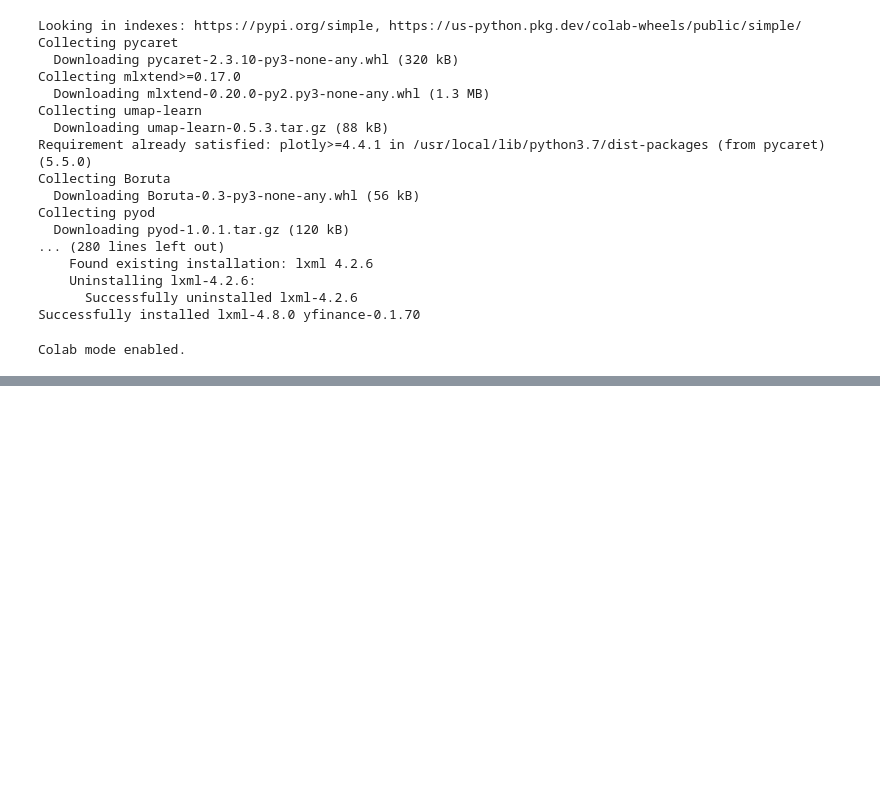
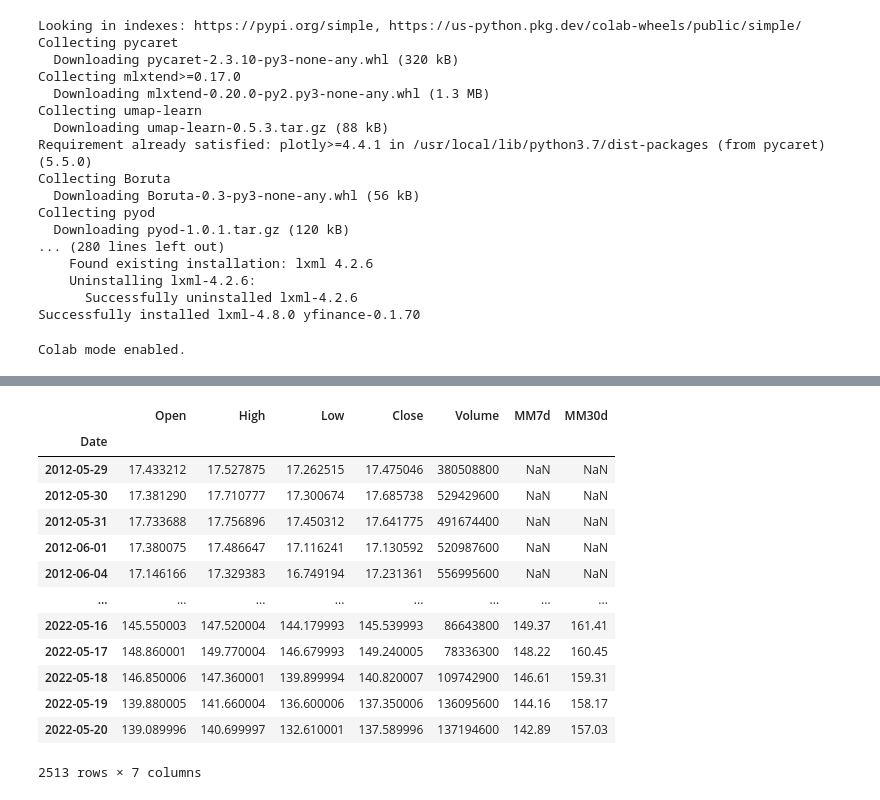
Before and after one commit to BrunoFUAL/modelos_previsao, a Jupyter notebook: pycaret.ipynb, the cells around one changed output, grey strips where cells are left out. Cells and saved outputs as stored; diff of their text form; code cells hidden in the pictures; blank space fills up the shorter version.

```diff
--- a/pycaret.ipynb
+++ b/pycaret.ipynb
@@ -43,0 +118,21 @@ df = yf.Ticker('AAPL')
+# %%
+#Retirar os ultimos 5 dias do nosso dataset
+#O inplace serve para retirar os dados efetivamente do dataset
+
+dataset.drop(dataset.tail(5).index, inplace=True)
+dataset
+# %% [output]
+|  | Open | High | Low | Close | Volume | MM7d | MM30d |
+| Date |  |  |  |  |  |  |  |
+| 2012-05-29 | 17.433212 | 17.527875 | 17.262515 | 17.475046 | 380508800 | NaN | NaN |
+| 2012-05-30 | 17.381290 | 17.710777 | 17.300674 | 17.685738 | 529429600 | NaN | NaN |
+| 2012-05-31 | 17.733688 | 17.756896 | 17.450312 | 17.641775 | 491674400 | NaN | NaN |
+| 2012-06-01 | 17.380075 | 17.486647 | 17.116241 | 17.130592 | 520987600 | NaN | NaN |
+| 2012-06-04 | 17.146166 | 17.329383 | 16.749194 | 17.231361 | 556995600 | NaN | NaN |
+| ... | ... | ... | ... | ... | ... | ... | ... |
+| 2022-05-16 | 145.550003 | 147.520004 | 144.179993 | 145.539993 | 86643800 | 149.37 | 161.41 |
+| 2022-05-17 | 148.860001 | 149.770004 | 146.679993 | 149.240005 | 78336300 | 148.22 | 160.45 |
+| 2022-05-18 | 146.850006 | 147.360001 | 139.899994 | 140.820007 | 109742900 | 146.61 | 159.31 |
+| 2022-05-19 | 139.880005 | 141.660004 | 136.600006 | 137.350006 | 136095600 | 144.16 | 158.17 |
+| 2022-05-20 | 139.089996 | 140.699997 | 132.610001 | 137.589996 | 137194600 | 142.89 | 157.03 |
+2513 rows × 7 columns
```
Also changed, not shown: parts of 14 cells of this notebook.
